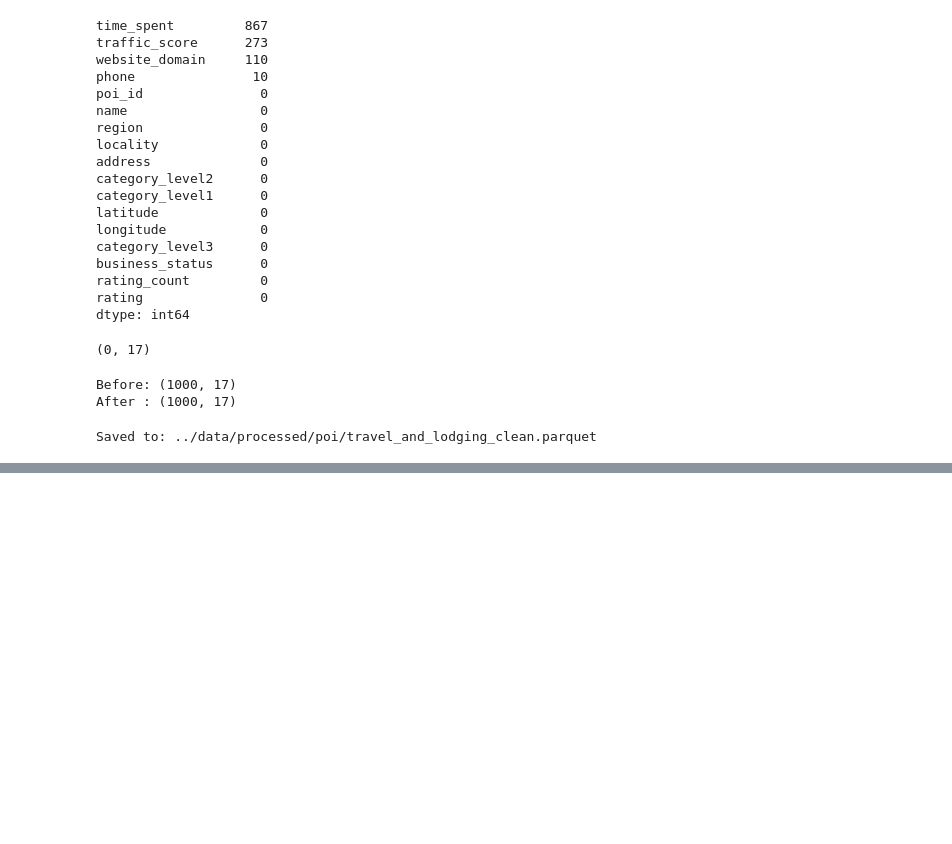
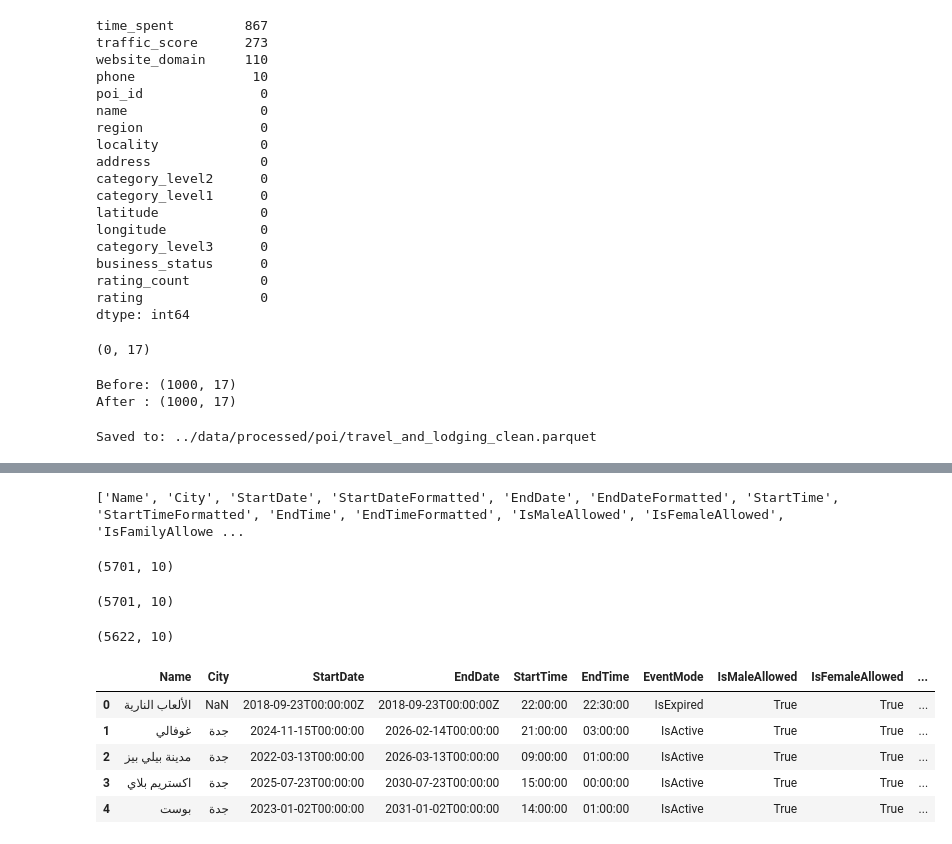
Before and after one commit to MaysAlsalum/DarbakGP, a Jupyter notebook: notebooks/01_exploration.ipynb, the cells around one changed output, grey strips where cells are left out. Drawn from its saved outputs; the diff is of its cells as text; code cells hidden in the pictures; blank space fills up the shorter version.

Commit message:
working on event dataset Cleaning&Normalization

```diff
--- a/notebooks/01_exploration.ipynb
+++ b/notebooks/01_exploration.ipynb
@@ -987,0 +914,7 @@ print("تم حفظ البيانات في enjoy_events.csv ✅")
+# %%
+import pandas as pd
+
+events_raw = pd.read_csv("../data/raw/events/events_data.csv")
+
+print(events_raw.shape)
+events_raw.head()
@@ -987,0 +929,62 @@ print("تم حفظ البيانات في enjoy_events.csv ✅")
+# %%
+print(events_raw.columns.tolist())
+# %% [output]
+['Name', 'City', 'StartDate', 'StartDateFormatted', 'EndDate', 'EndDateFormatted', 'StartTime', 'StartTimeFormatted', 'EndTime', 'EndTimeFormatted', 'IsMaleAllowed', 'IsFemaleAllowed', 'IsFamilyAllowe ...
+# %%
+events = events_raw[
+    [
+        "Name",
+        "City",
+        "StartDate",
+        "EndDate",
+        "StartTime",
+        "EndTime",
+        "EventMode",
+        "IsMaleAllowed",
+        "IsFemaleAllowed",
+        "IsFamilyAllowed"
+    ]
+].copy()
+
+events.shape
+# %% [output]
+(5701, 10)
+# %%
+events = events_raw[
+    [
+        "Name",
+        "City",
+        "StartDate",
+        "EndDate",
+        "StartTime",
+        "EndTime",
+        "EventMode",
+        "IsMaleAllowed",
+        "IsFemaleAllowed",
+        "IsFamilyAllowed"
+    ]
+].copy()
+
+events.shape
+# %% [output]
+(5701, 10)
+# %%
+events = events.drop_duplicates(
+    subset=["Name", "City", "StartDate"]
+)
+
+events.shape
+# %% [output]
+(5622, 10)
+# %%
+events = events.reset_index(drop=True)
+events["event_id"] = events.index + 1
+
+events.head()
+# %% [output]
+|  | Name | City | StartDate | EndDate | StartTime | EndTime | EventMode | IsMaleAllowed | IsFemaleAllowed | ... |
+| 0 | الألعاب النارية | NaN | 2018-09-23T00:00:00Z | 2018-09-23T00:00:00Z | 22:00:00 | 22:30:00 | IsExpired | True | True | ... |
+| 1 | غوفالي | جدة | 2024-11-15T00:00:00 | 2026-02-14T00:00:00 | 21:00:00 | 03:00:00 | IsActive | True | True | ... |
+| 2 | مدينة بيلي بيز | جدة | 2022-03-13T00:00:00 | 2026-03-13T00:00:00 | 09:00:00 | 01:00:00 | IsActive | True | True | ... |
+| 3 | اكستريم بلاي | جدة | 2025-07-23T00:00:00 | 2030-07-23T00:00:00 | 15:00:00 | 00:00:00 | IsActive | True | True | ... |
+| 4 | بوست | جدة | 2023-01-02T00:00:00 | 2031-01-02T00:00:00 | 14:00:00 | 01:00:00 | IsActive | True | True | ... |
```
Also changed, not shown: parts of 14 cells of this notebook, 4 other files.
